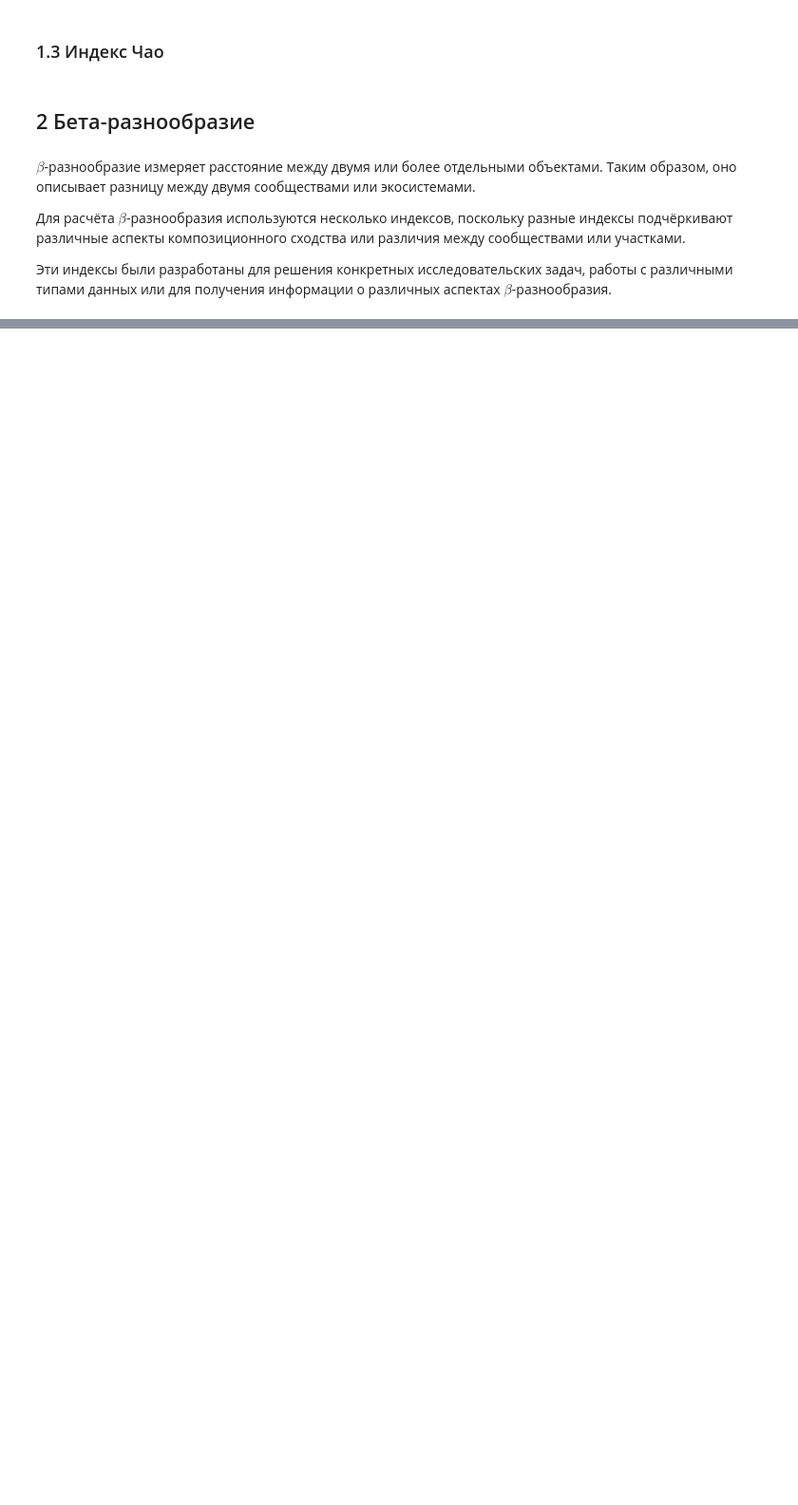
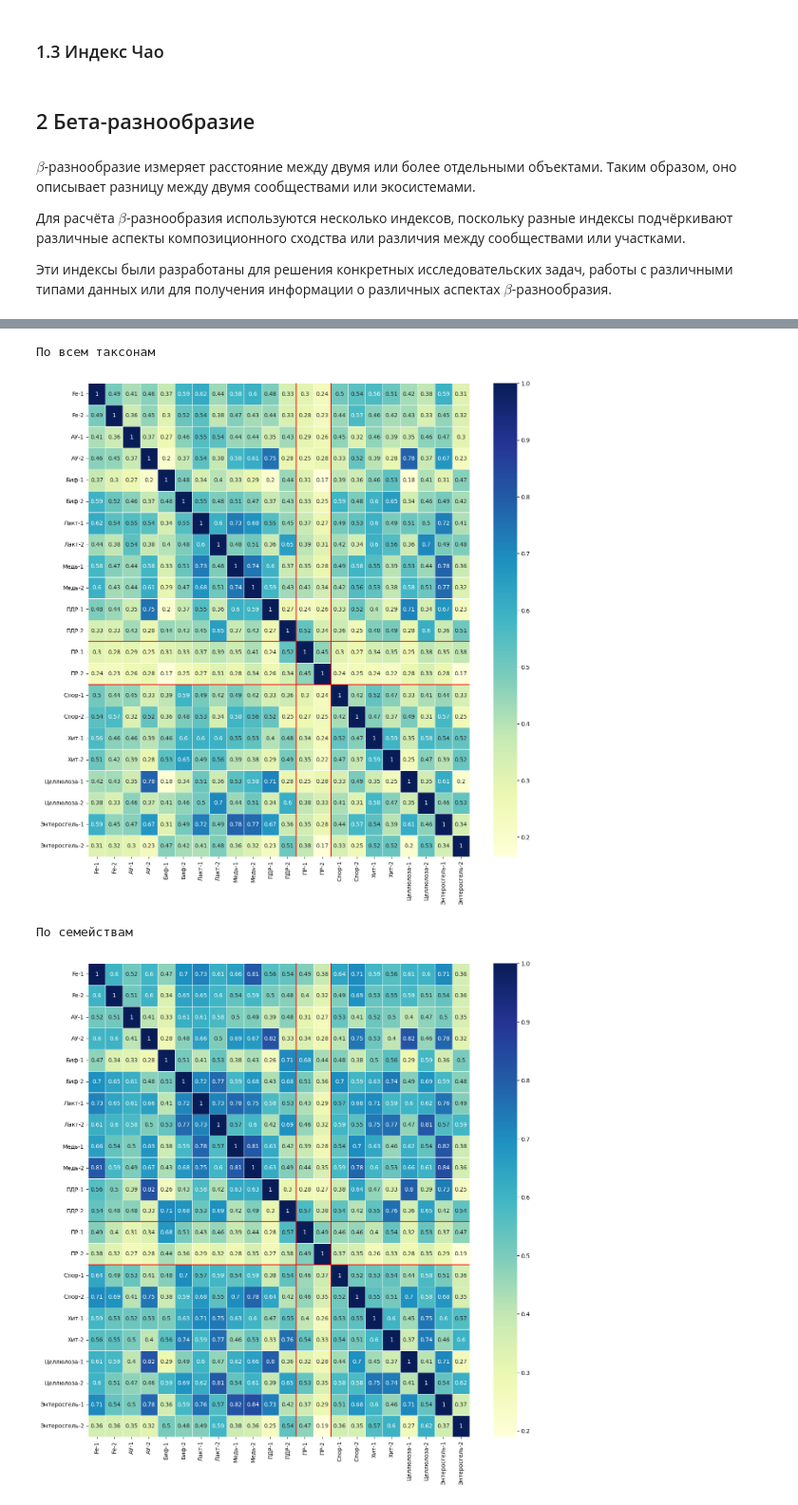
Before and after one commit to innominity/nanomaterials-2025, a Jupyter notebook: src/notebooks/data_diversity.ipynb, the cells around one changed output, grey strips where cells are left out. Shown at 95% size. Saved outputs shown, nothing was run; the diff lists cells and outputs as text; code cells hidden in the pictures; blank space fills up the shorter version.

```diff
--- a/src/notebooks/data_diversity.ipynb
+++ b/src/notebooks/data_diversity.ipynb
@@ -262,3 +329,13 @@ $\beta$-разнообразие измеряет расстояние межд
 Для расчёта $\beta$-разнообразия используются несколько индексов, поскольку разные индексы подчёркивают различные аспекты композиционного сходства или различия между сообществами или участками.
 
 Эти индексы были разработаны для решения конкретных исследовательских задач, работы с различными типами данных или для получения информации о различных аспектах $\beta$-разнообразия.
+# %%
+def make_beta_heatmap(df: pd.DataFrame, calc_func):
+    size = len(df)
+    matrix = np.zeros((size,size))
+    for i in range(size):
+        for j in range(i, size):
+            matrix[i,j] = matrix[j,i] = calc_func(df.iloc[i,:], df.iloc[j,:])
+    return matrix
+# %%
+c = np.array([[1,2],[3,4]])
@@ -264,0 +351,40 @@ $\beta$-разнообразие измеряет расстояние межд
+# %%
+def  jacquard_index(fraq1: np.array, fraq2: np.array):
+    c = np.array([fraq1, fraq2])
+    maxs = c.max(axis=0)
+    mins = c.min(axis=0)
+    return sum(mins) / sum(maxs)
+# %%
+def test_jacquard():
+    for test_iter in DF_BY_GROUPS:
+        test_iter_title = test_iter['title']
+        test_iter_df = test_iter['df']
+        print(test_iter_title)
+
+        x_labels = [f'{x[0]}-{str(x[1])}' for x in test_iter_df.index]
+        y_labels = x_labels
+
+        hm = make_beta_heatmap(test_iter_df, jacquard_index)
+        fig, ax = plt.subplots(figsize=(15, 15))
+        axes = sns.heatmap(data=hm, ax=ax, cmap='YlGnBu', annot=True, linewidth=.5)
+        axes.set_yticklabels(y_labels, rotation = 0, fontsize = 10)
+        axes.set_xticklabels(x_labels, rotation = 90, fontsize = 10)
+
+        index_target = [x[0] for x in test_iter_df.index].index(GROUP_CLEAN)
+        if index_target != -1:
+            axes.axvline(x=index_target, linewidth=1.5, color="red")
+            axes.axvline(x=index_target+2, linewidth=1.5, color="red")
+
+        if index_target != -1:
+            axes.axhline(y=index_target, linewidth=1.5, color="red")
+            axes.axhline(y=index_target+2, linewidth=1.5, color="red")
+
+        plt.title("")
+        plt.show()
+
+test_jacquard()
+# %% [output]
+По всем таксонам
+[figure, added]
+По семействам
+[figure, added]
```
Also changed, not shown: parts of 20 cells of this notebook.
